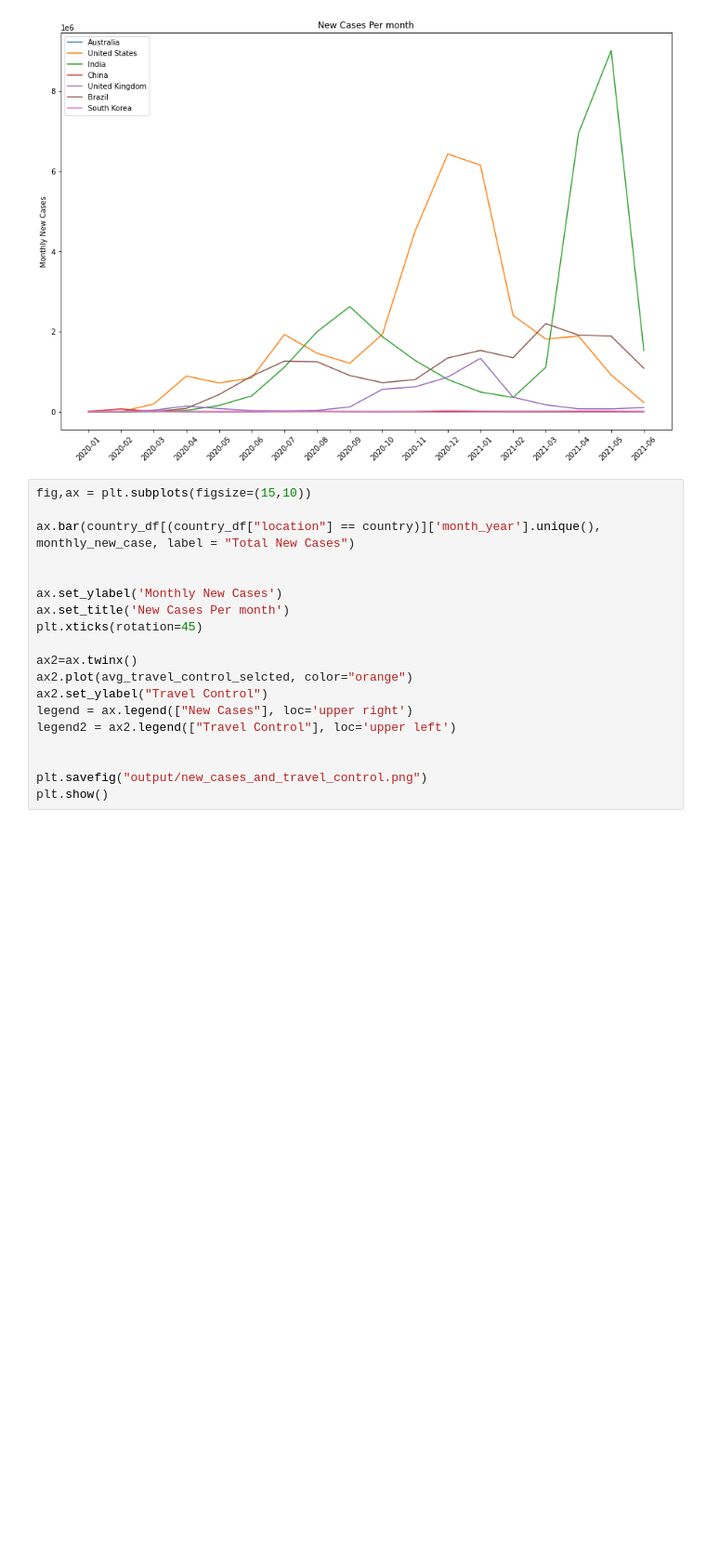
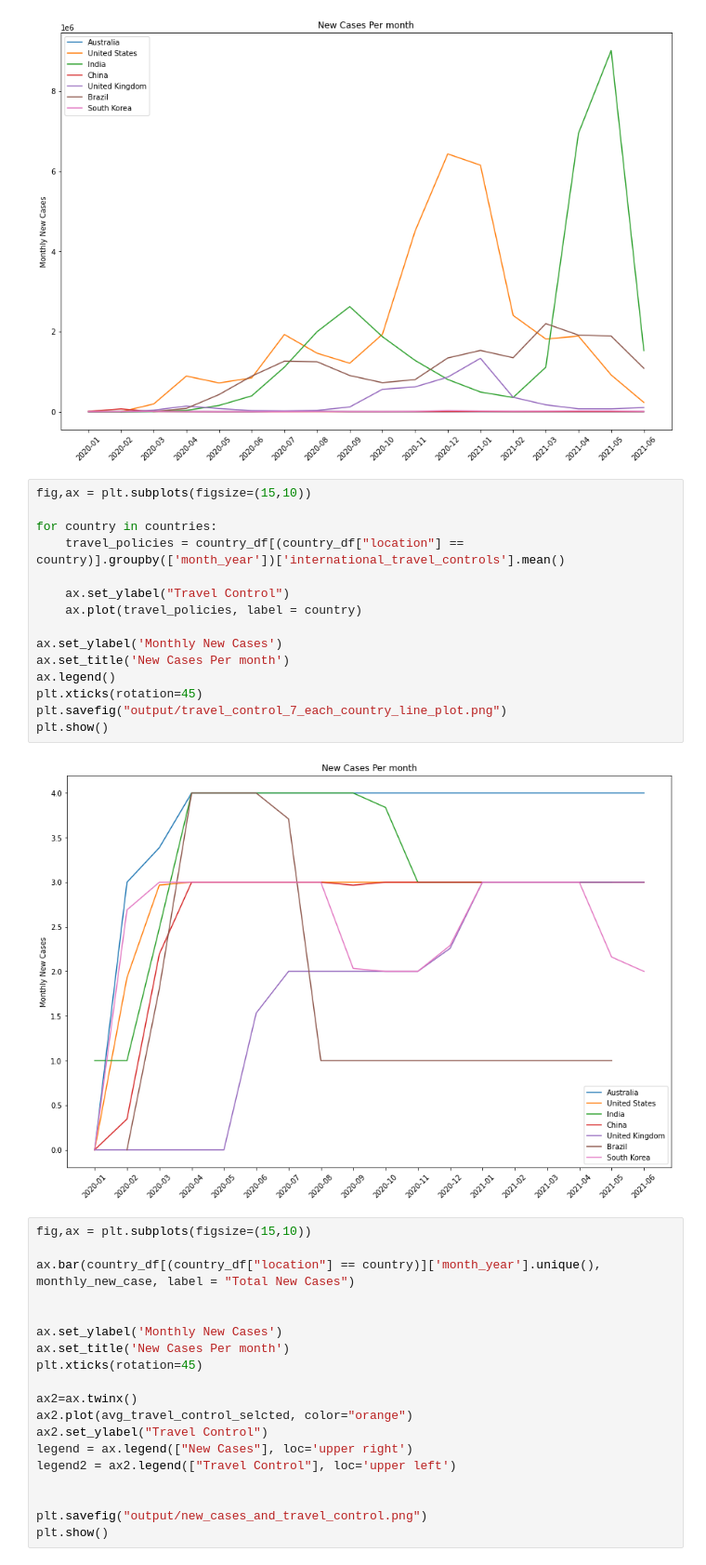
Before and after one commit to nithiyasuresh/Project-1-Covid-PolicyChangesAnalysis, a Jupyter notebook: covid-travel/international-travel.ipynb, the cells around one changed output. Shown at 93% size. Drawn from its saved outputs; the diff is of its cells as text; blank space fills up the shorter version.

Commit message:
plot travel-control countries

```diff
--- a/covid-travel/international-travel.ipynb
+++ b/covid-travel/international-travel.ipynb
@@ -221,6 +204,23 @@ plt.savefig("output/new_cases_7_each_country_line_plot.png")
 plt.show()
 # %% [output]
 [figure]
+# %%
+fig,ax = plt.subplots(figsize=(15,10))
+
+for country in countries:
+    travel_policies = country_df[(country_df["location"] == country)].groupby(['month_year'])['international_travel_controls'].mean()
+
+    ax.set_ylabel("Travel Control")
+    ax.plot(travel_policies, label = country)
+
+ax.set_ylabel('Monthly New Cases')
+ax.set_title('New Cases Per month')
+ax.legend()
+plt.xticks(rotation=45)
+plt.savefig("output/travel_control_7_each_country_line_plot.png")
+plt.show()
+# %% [output]
+[figure, added]
 # %%
 fig,ax = plt.subplots(figsize=(15,10))
 
```
Also changed, not shown: parts of 3 cells of this notebook, 1 other file.
